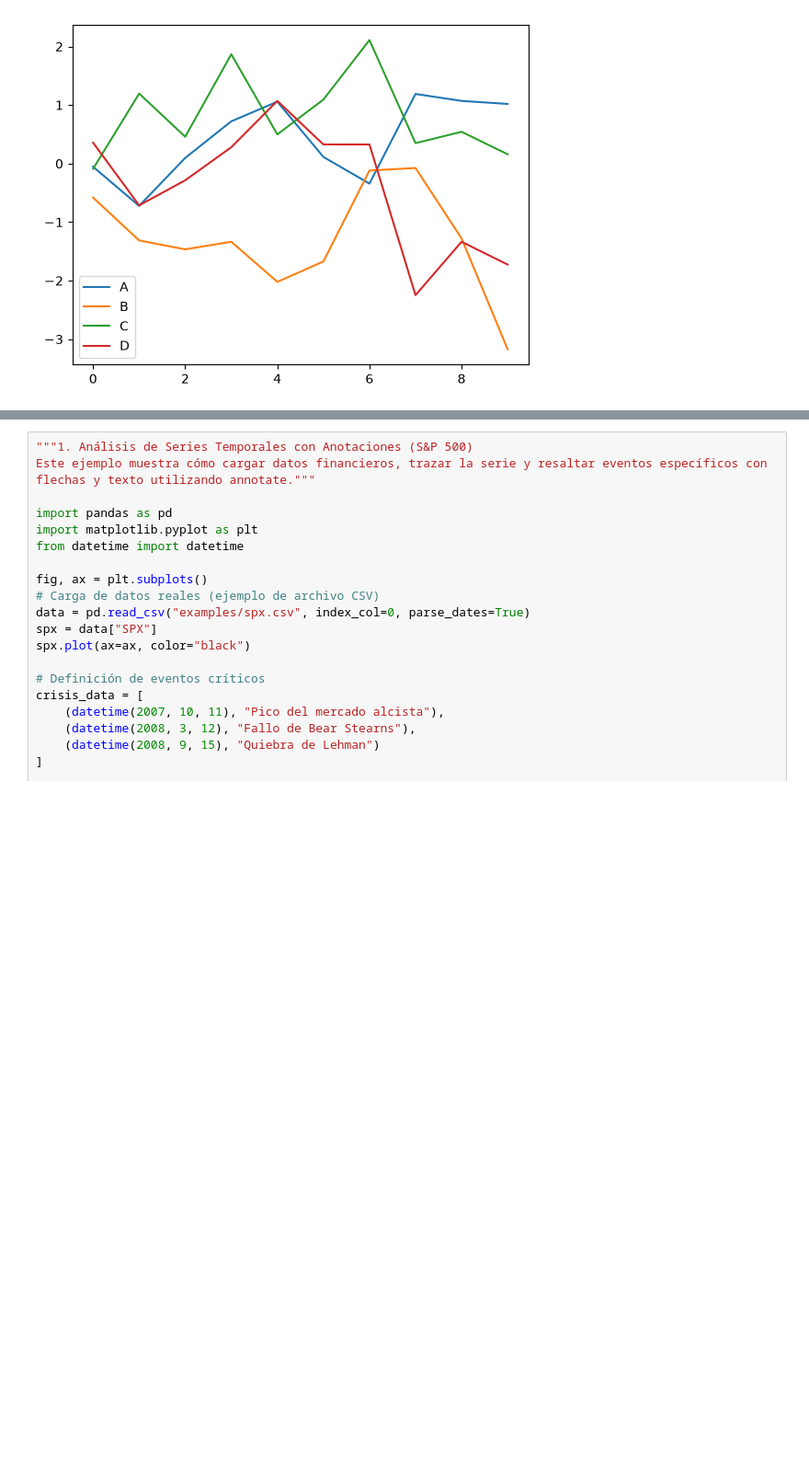
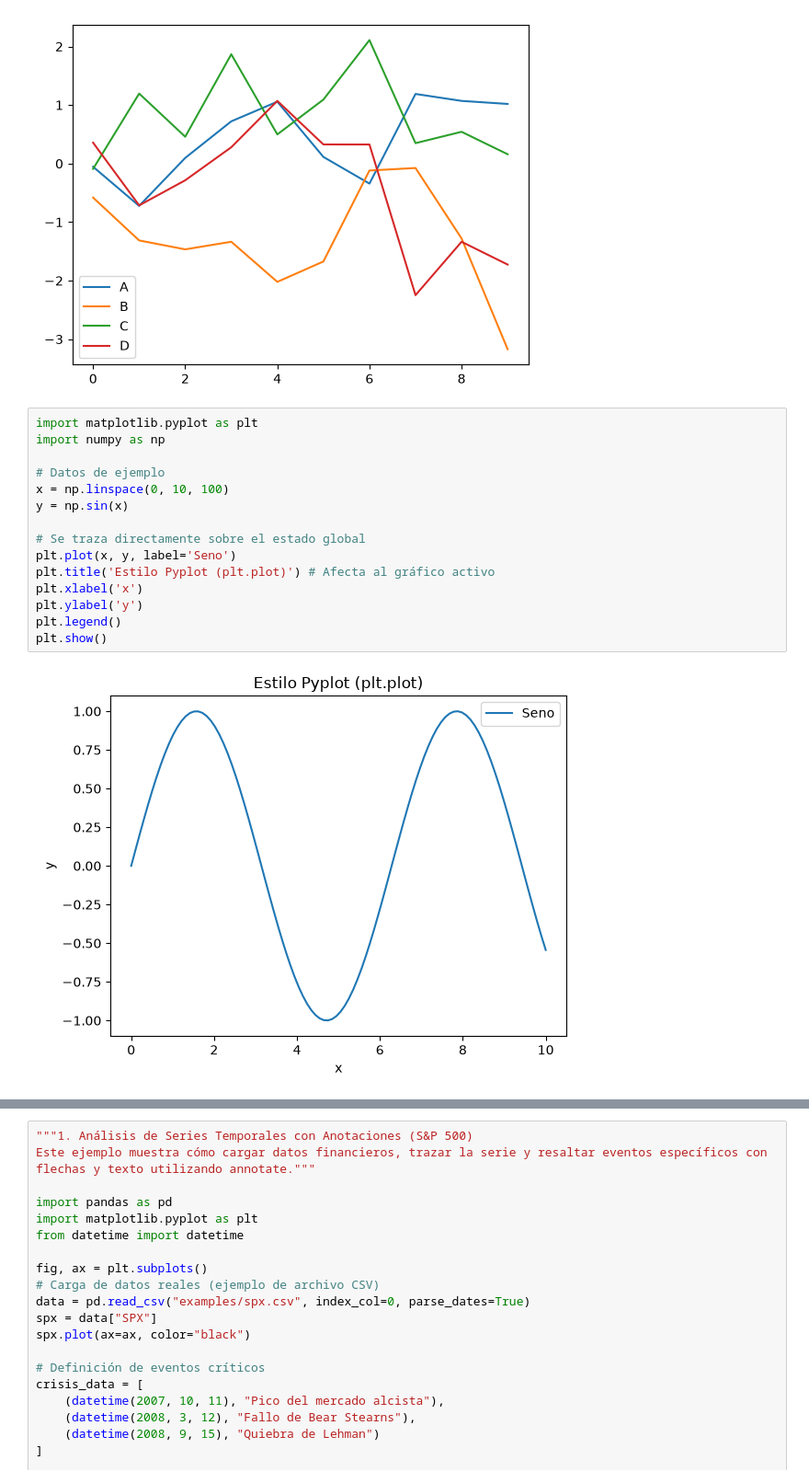
Before and after one commit to paranedagarcia/Python, a Jupyter notebook: notebooks/4-matplotlib.ipynb, the cells around one changed output, grey strips where cells are left out. Shown at 92% size. Saved outputs shown, nothing was run; the diff lists cells and outputs as text; blank space fills up the shorter version.

```diff
--- a/notebooks/4-matplotlib.ipynb
+++ b/notebooks/4-matplotlib.ipynb
@@ -228,5 +219,22 @@ df.plot() # Crea automáticamente un gráfico de líneas con leyenda para las 4
 plt.show()
 # %% [output]
 [figure]
+# %%
+import matplotlib.pyplot as plt
+import numpy as np
+
+# Datos de ejemplo
+x = np.linspace(0, 10, 100)
+y = np.sin(x)
+
+# Se traza directamente sobre el estado global
+plt.plot(x, y, label='Seno')
+plt.title('Estilo Pyplot (plt.plot)') # Afecta al gráfico activo
+plt.xlabel('x')
+plt.ylabel('y')
+plt.legend()
+plt.show()
+# %% [output]
+[figure, added]
 # %% [markdown]
 ### Visualizaciones avanzadas
```
Also changed, not shown: parts of 3 cells of this notebook, 51 other files.
